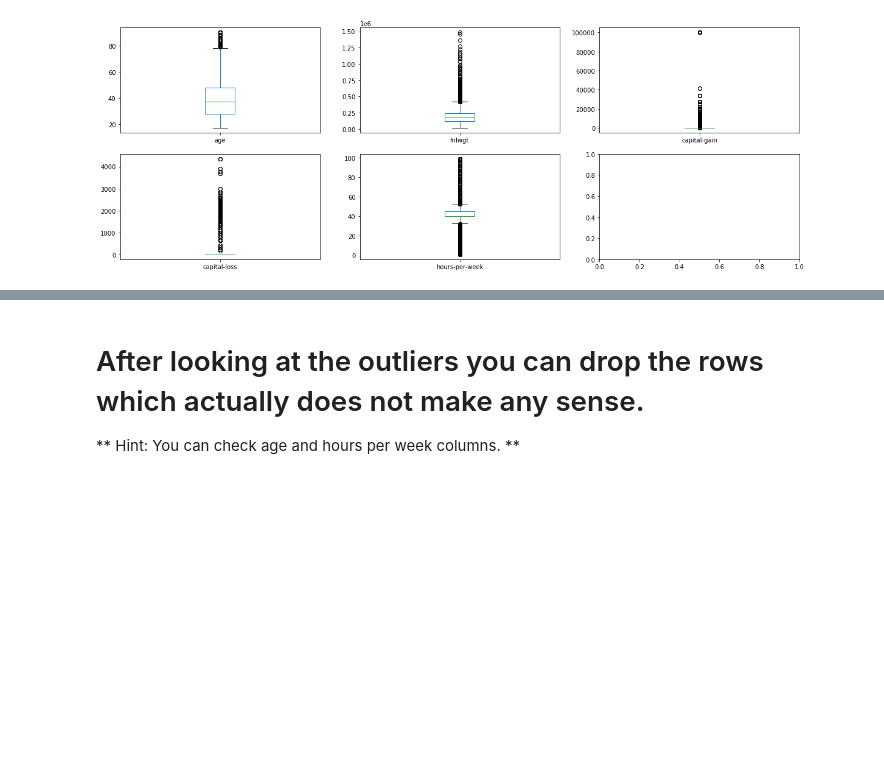
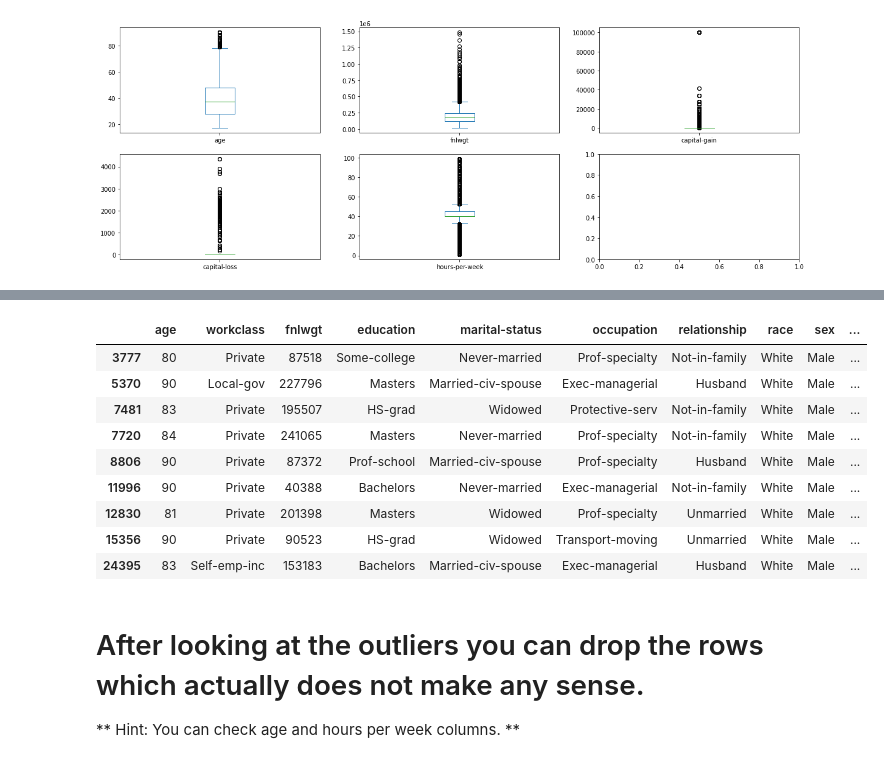
Before and after one commit to MEnesAkpinar/Data-Analysis-with-Python, a Jupyter notebook: DAwPy-EDA Project- (Analyze US Citizens)-Student.ipynb, the cells around one changed output, grey strips where cells are left out. Cells and saved outputs as stored; diff of their text form; code cells hidden in the pictures; blank space fills up the shorter version.

```diff
--- a/DAwPy-EDA Project- (Analyze US Citizens)-Student.ipynb
+++ b/DAwPy-EDA Project- (Analyze US Citizens)-Student.ipynb
@@ -306,7 +292,7 @@ IQR
 # %% [output]
 20.0
 # %%
-upper_lim = q3 + (1.5 * IQR)
-upper_lim
+upper_lim_age = q3 + (1.5 * IQR)
+upper_lim_age
 # %% [output]
 78.0
@@ -370,0 +347,9 @@ upper_lim
+# %%
+#hours per week column
+
+q1 = df['hours-per-week'].quantile(0.25)
+q3 = df['hours-per-week'].quantile(0.75)
+
+IQR = q3 - q1
+
+IQR
@@ -370,0 +358,3 @@ upper_lim
+# %%
+upper_lim_hpw = q3 + (1.5 * IQR)
+upper_lim_hpw
@@ -386,3 +365,16 @@ upper_lim
+# %%
+df[(df.age > upper_lim_age) & (df['hours-per-week'] > upper_lim_hpw)]
+# %% [output]
+|  | age | workclass | fnlwgt | education | marital-status | occupation | relationship | race | sex | ... |
+| 3777 | 80 | Private | 87518 | Some-college | Never-married | Prof-specialty | Not-in-family | White | Male | ... |
+| 5370 | 90 | Local-gov | 227796 | Masters | Married-civ-spouse | Exec-managerial | Husband | White | Male | ... |
+| 7481 | 83 | Private | 195507 | HS-grad | Widowed | Protective-serv | Not-in-family | White | Male | ... |
+| 7720 | 84 | Private | 241065 | Masters | Never-married | Prof-specialty | Not-in-family | White | Male | ... |
+| 8806 | 90 | Private | 87372 | Prof-school | Married-civ-spouse | Prof-specialty | Husband | White | Male | ... |
+| 11996 | 90 | Private | 40388 | Bachelors | Never-married | Exec-managerial | Not-in-family | White | Male | ... |
+| 12830 | 81 | Private | 201398 | Masters | Widowed | Prof-specialty | Unmarried | White | Male | ... |
+| 15356 | 90 | Private | 90523 | HS-grad | Widowed | Transport-moving | Unmarried | White | Male | ... |
+| 24395 | 83 | Self-emp-inc | 153183 | Bachelors | Married-civ-spouse | Exec-managerial | Husband | White | Male | ... |
 # %% [markdown]
 # After looking at the outliers you can drop the rows which actually does not make any sense.
 ** Hint: You can check age and hours per week columns. **
```
Also changed, not shown: parts of 76 cells of this notebook.
